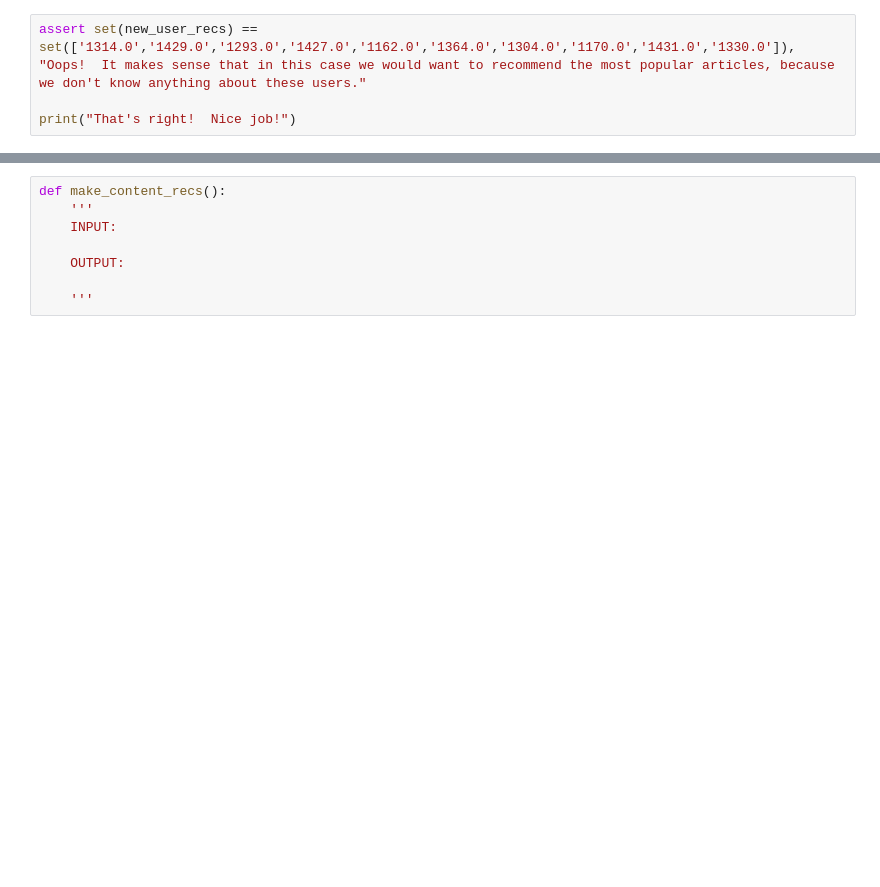
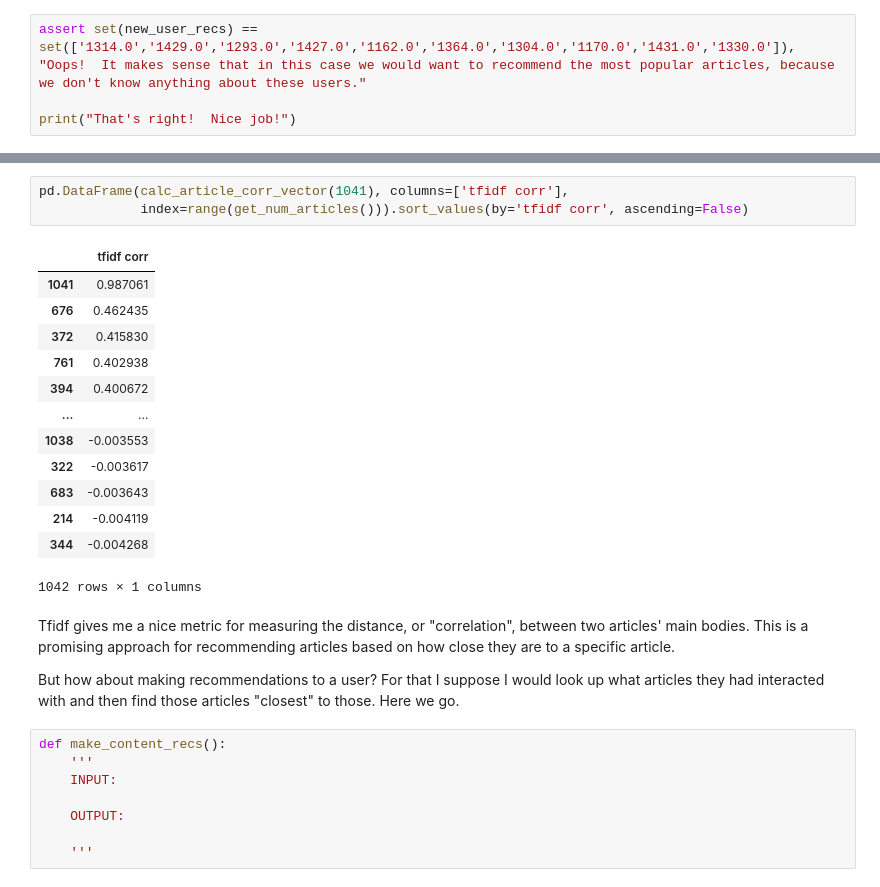
Before and after one commit to manifolded/right-article-right-reader, a Jupyter notebook: Recommendations_with_IBM.ipynb, the cells around one changed output, grey strips where cells are left out. Drawn from its saved outputs; the diff is of its cells as text; blank space fills up the shorter version.

```diff
--- a/Recommendations_with_IBM.ipynb
+++ b/Recommendations_with_IBM.ipynb
@@ -660,3 +818,24 @@ Another method we might use to make recommendations is to perform a ranking of t
+# %%
+pd.DataFrame(calc_article_corr_vector(1041), columns=['tfidf corr'],
+             index=range(get_num_articles())).sort_values(by='tfidf corr', ascending=False)
+# %% [output]
+|  | tfidf corr |
+| 1041 | 0.987061 |
+| 676 | 0.462435 |
+| 372 | 0.415830 |
+| 761 | 0.402938 |
+| 394 | 0.400672 |
+| ... | ... |
+| 1038 | -0.003553 |
+| 322 | -0.003617 |
+| 683 | -0.003643 |
+| 214 | -0.004119 |
+| 344 | -0.004268 |
+1042 rows × 1 columns
+# %% [markdown]
+Tfidf gives me a nice metric for measuring the distance, or "correlation", between two articles' main bodies.  This is a promising approach for recommending articles based on how close they are to a specific article.
+
+But how about making recommendations to a user?  For that I suppose I would look up what articles they had interacted with and then find those articles "closest" to those.  Here we go.
 # %%
 def make_content_recs():
     '''
```
Also changed, not shown: parts of 18 cells of this notebook.
